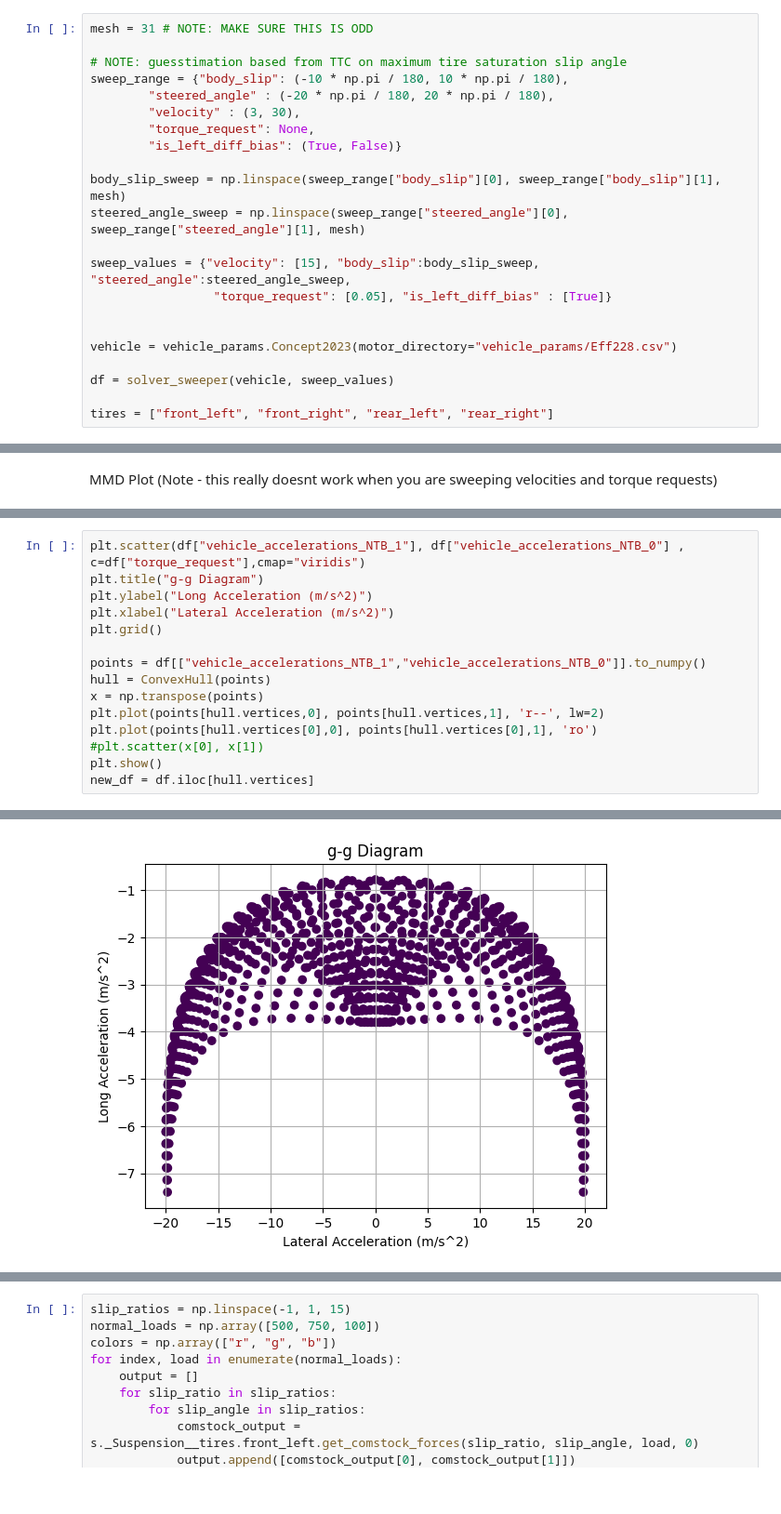
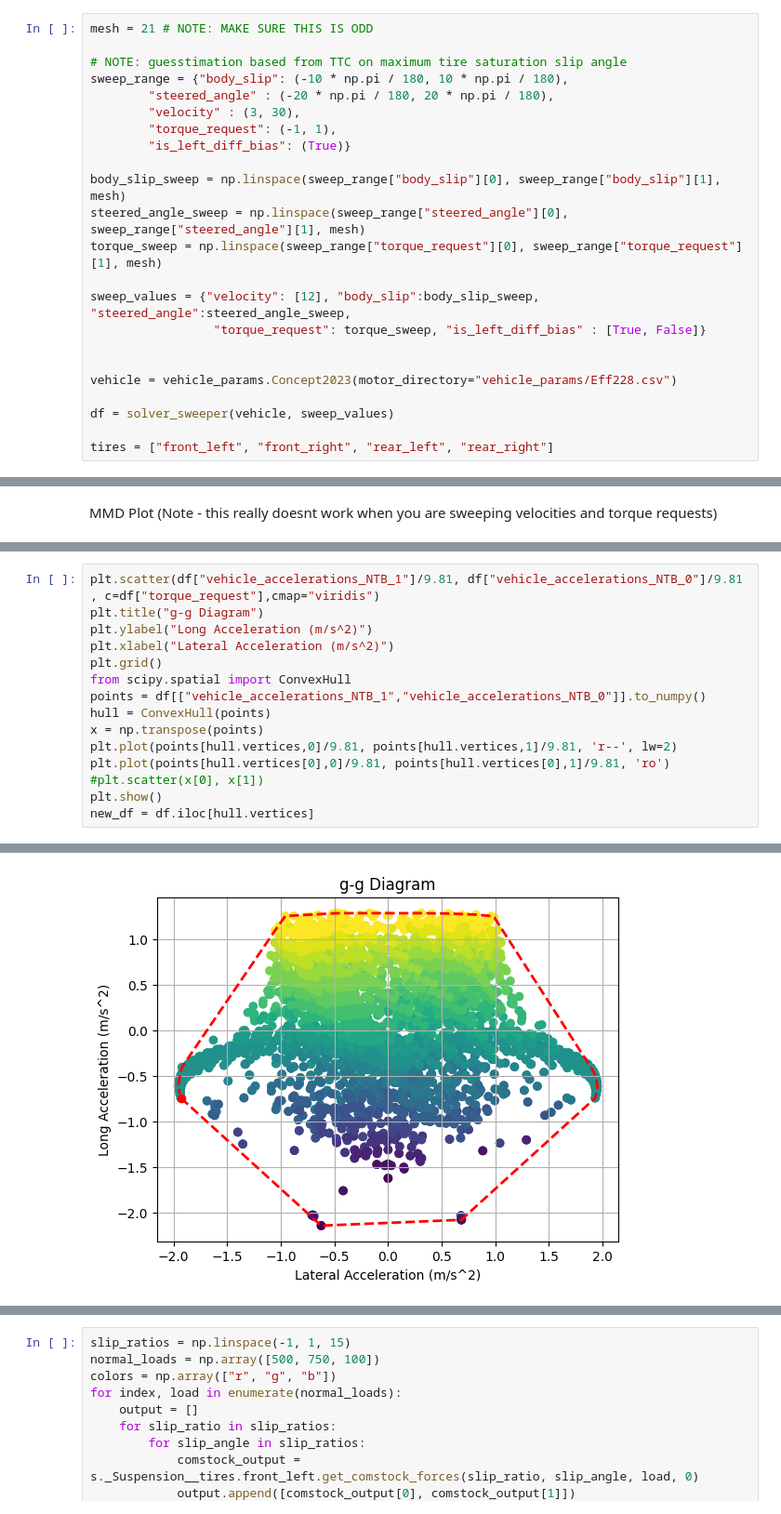
Before and after one commit to LonghornRacingElectric/magic_moment_method, a Jupyter notebook: MMM_plotter.ipynb, the cells around one changed output, grey strips where cells are left out. Shown at 93% size. Drawn from its saved outputs; the diff is of its cells as text.

```diff
--- a/MMM_plotter.ipynb
+++ b/MMM_plotter.ipynb
@@ -14,20 +14,21 @@ import magic_moment_method.state_solver as state_solver
 from magic_moment_method.solver_sweeper import solver_sweeper
 import labellines
 # %%
-mesh = 31 # NOTE: MAKE SURE THIS IS ODD
+mesh = 21 # NOTE: MAKE SURE THIS IS ODD
 
 # NOTE: guesstimation based from TTC on maximum tire saturation slip angle
 sweep_range = {"body_slip": (-10 * np.pi / 180, 10 * np.pi / 180),
         "steered_angle" : (-20 * np.pi / 180, 20 * np.pi / 180),
         "velocity" : (3, 30),
-        "torque_request": None,
-        "is_left_diff_bias": (True, False)}
+        "torque_request": (-1, 1),
+        "is_left_diff_bias": (True)}
 
 body_slip_sweep = np.linspace(sweep_range["body_slip"][0], sweep_range["body_slip"][1], mesh)
 steered_angle_sweep = np.linspace(sweep_range["steered_angle"][0], sweep_range["steered_angle"][1], mesh)
+torque_sweep = np.linspace(sweep_range["torque_request"][0], sweep_range["torque_request"][1], mesh)
 
-sweep_values = {"velocity": [15], "body_slip":body_slip_sweep, "steered_angle":steered_angle_sweep,
-                 "torque_request": [0.05], "is_left_diff_bias" : [True]}
+sweep_values = {"velocity": [12], "body_slip":body_slip_sweep, "steered_angle":steered_angle_sweep,
+                 "torque_request": torque_sweep, "is_left_diff_bias" : [True, False]}
 
 
 vehicle = vehicle_params.Concept2023(motor_directory="vehicle_params/Eff228.csv")
@@ -65,15 +68,15 @@ Text(0.5, 1.0, 'Milliken Moment Method \n Blue -> Discrete Steered Angle (deg);
 # %%
-plt.scatter(df["vehicle_accelerations_NTB_1"], df["vehicle_accelerations_NTB_0"] , c=df["torque_request"],cmap="viridis")
+plt.scatter(df["vehicle_accelerations_NTB_1"]/9.81, df["vehicle_accelerations_NTB_0"]/9.81 , c=df["torque_request"],cmap="viridis")
 plt.title("g-g Diagram")
 plt.ylabel("Long Acceleration (m/s^2)")
 plt.xlabel("Lateral Acceleration (m/s^2)")
 plt.grid()
-
+from scipy.spatial import ConvexHull
 points = df[["vehicle_accelerations_NTB_1","vehicle_accelerations_NTB_0"]].to_numpy()
 hull = ConvexHull(points)
 x = np.transpose(points)
-plt.plot(points[hull.vertices,0], points[hull.vertices,1], 'r--', lw=2)
-plt.plot(points[hull.vertices[0],0], points[hull.vertices[0],1], 'ro')
+plt.plot(points[hull.vertices,0]/9.81, points[hull.vertices,1]/9.81, 'r--', lw=2)
+plt.plot(points[hull.vertices[0],0]/9.81, points[hull.vertices[0],1]/9.81, 'ro')
 #plt.scatter(x[0], x[1])
 plt.show()
 new_df = df.iloc[hull.vertices]
@@ -82,4 +84,4 @@ NameError: name 'ConvexHull' is not defined
-[figure, old version]
+[figure, new version]
 # %%
 plt.scatter(new_df["torque_request"], new_df["vehicle_accelerations_NTB_0"], s=10)
 plt.grid()
```
Also changed, not shown: parts of 10 cells of this notebook, 2 other files.
